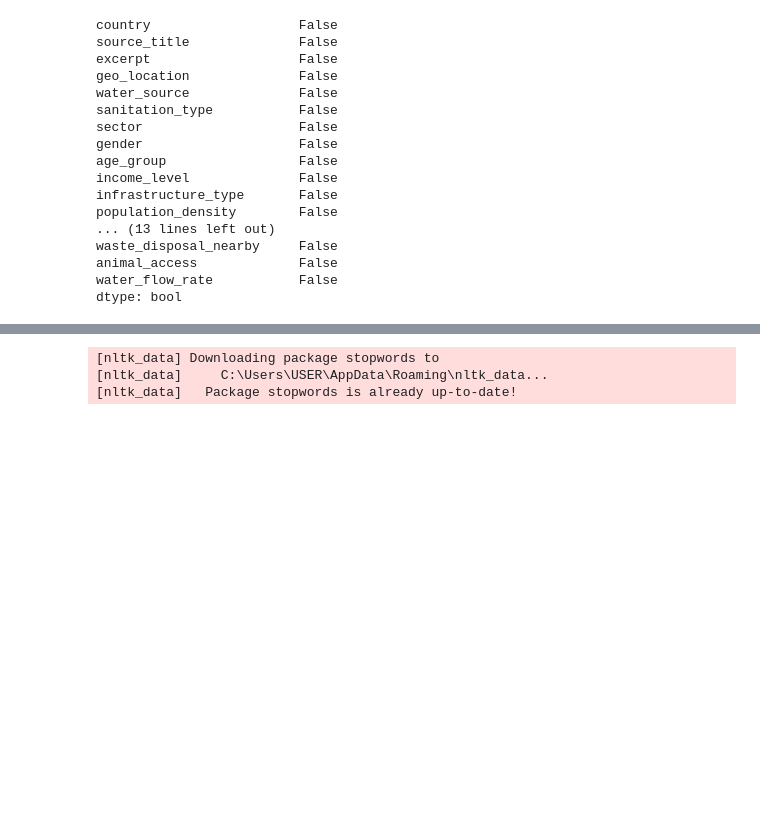
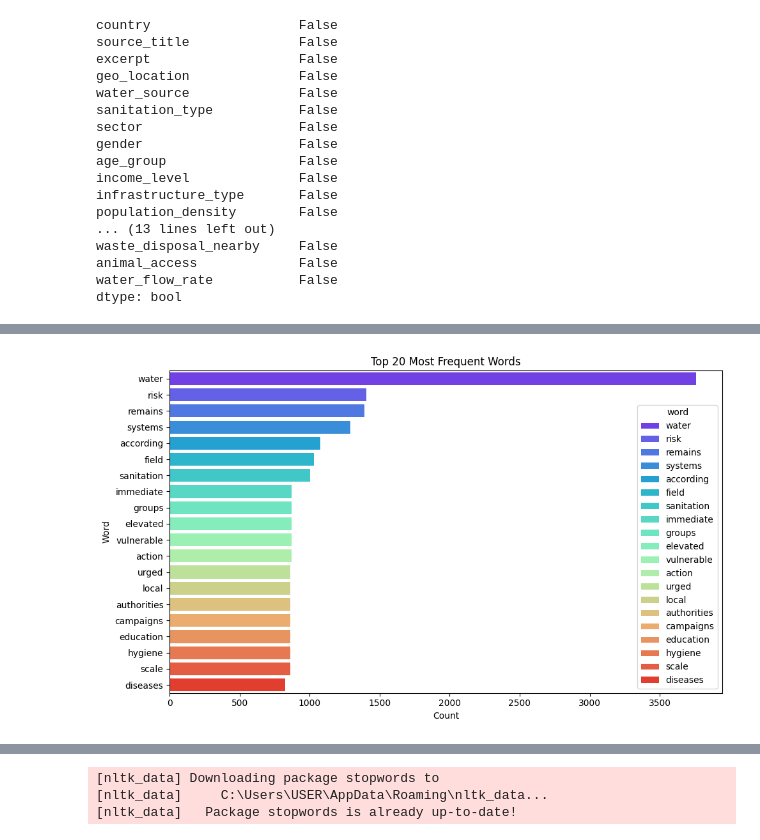
Before and after one commit to lewismwaki/cleanwaterai, a Jupyter notebook: notebooks/Aluoch_nlp.ipynb, the cells around one changed output, grey strips where cells are left out. Cells and saved outputs as stored; diff of their text form; code cells hidden in the pictures; blank space fills up the shorter version.

```diff
--- a/notebooks/Aluoch_nlp.ipynb
+++ b/notebooks/Aluoch_nlp.ipynb
@@ -167,0 +189,23 @@ print(df.shape)
+# %%
+# Sort and plot top Number of texts
+top_n = 20
+
+top_words = freq_df.sort_values(by='count', ascending=False).head(top_n)
+
+# Plot
+plt.figure(figsize=(10, 6))
+sns.barplot(
+    x='count',
+    y='word',
+    data=top_words,
+    palette='rainbow',
+    hue='word',
+    legend=True
+)
+plt.title(f'Top {top_n} Most Frequent Words')
+plt.xlabel('Count')
+plt.ylabel('Word')
+plt.tight_layout()
+plt.show()
+# %% [output]
+[figure, added]
```
Also changed, not shown: parts of 6 cells of this notebook.
